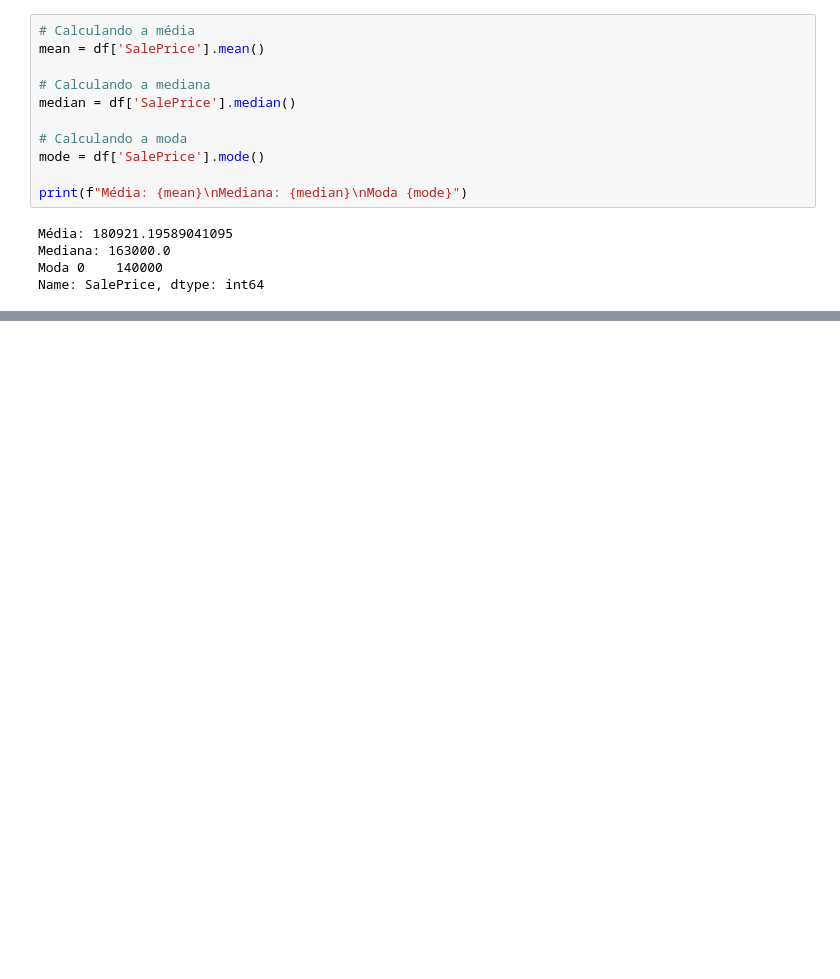
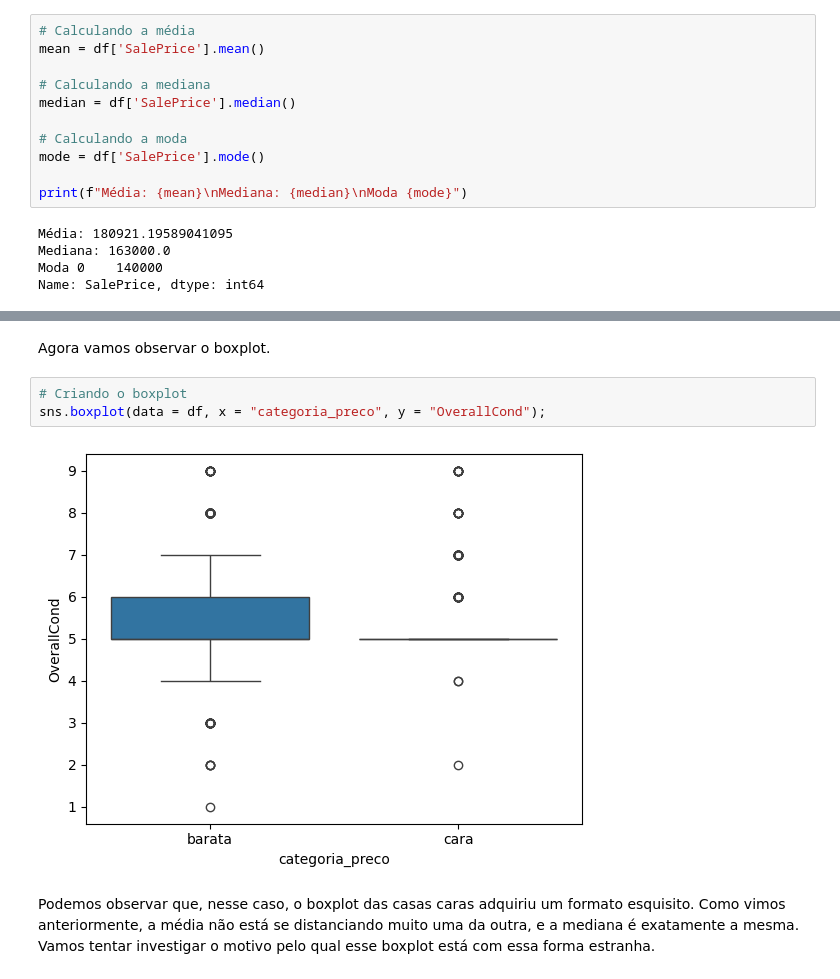
Before and after one commit to JosenildoJunior/Blog2, a Jupyter notebook: Estatística_descritiva_EBA.ipynb, the cells around one changed output, grey strips where cells are left out. Cells and saved outputs as stored; diff of their text form; blank space fills up the shorter version.

```diff
--- a/Estatística_descritiva_EBA.ipynb
+++ b/Estatística_descritiva_EBA.ipynb
@@ -120,0 +276,9 @@ Dessa forma podemos observar
+# %% [markdown]
+Agora vamos observar o boxplot.
+# %%
+# Criando o boxplot
+sns.boxplot(data = df, x = "categoria_preco", y = "OverallCond");
+# %% [output]
+[figure, added]
+# %% [markdown]
+Podemos observar que, nesse caso, o boxplot das casas caras adquiriu um formato esquisito. Como vimos anteriormente, a média não está se distanciando muito uma da outra, e a mediana é exatamente a mesma. Vamos tentar investigar o motivo pelo qual esse boxplot está com essa forma estranha.
```
Also changed, not shown: parts of 95 cells of this notebook.
